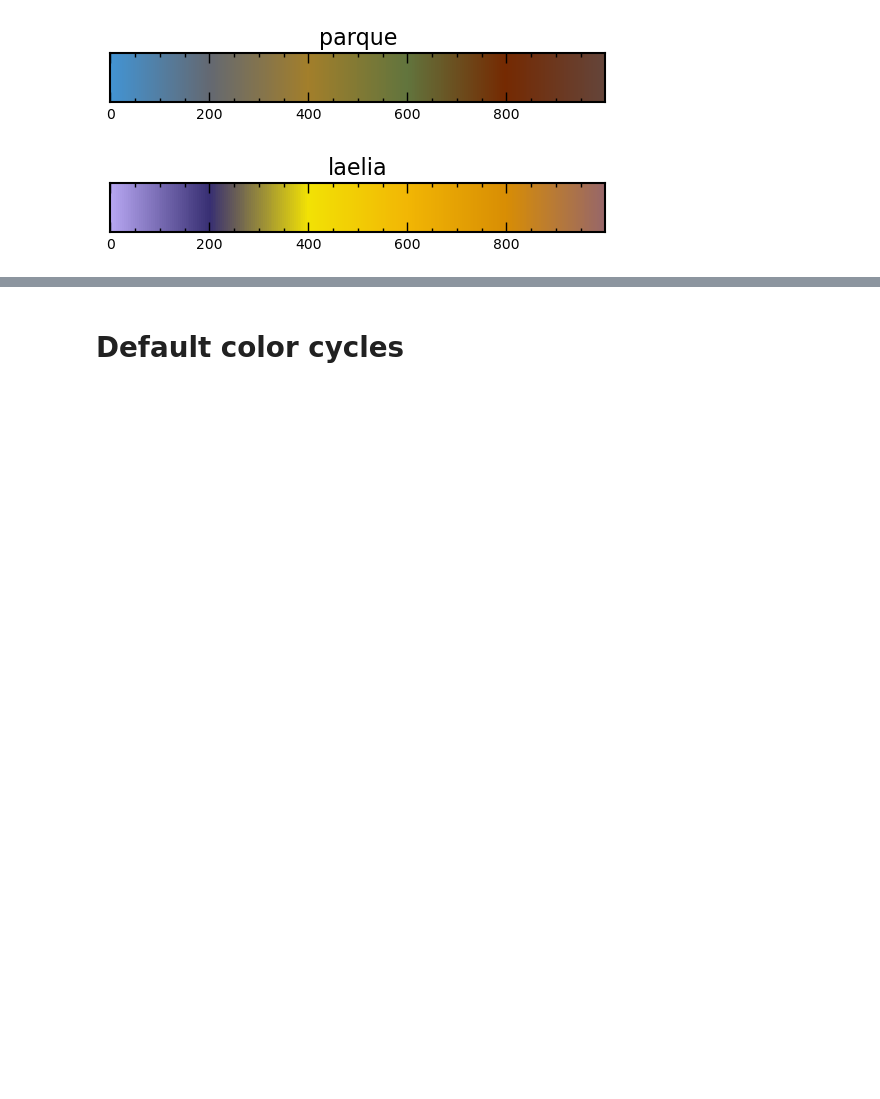
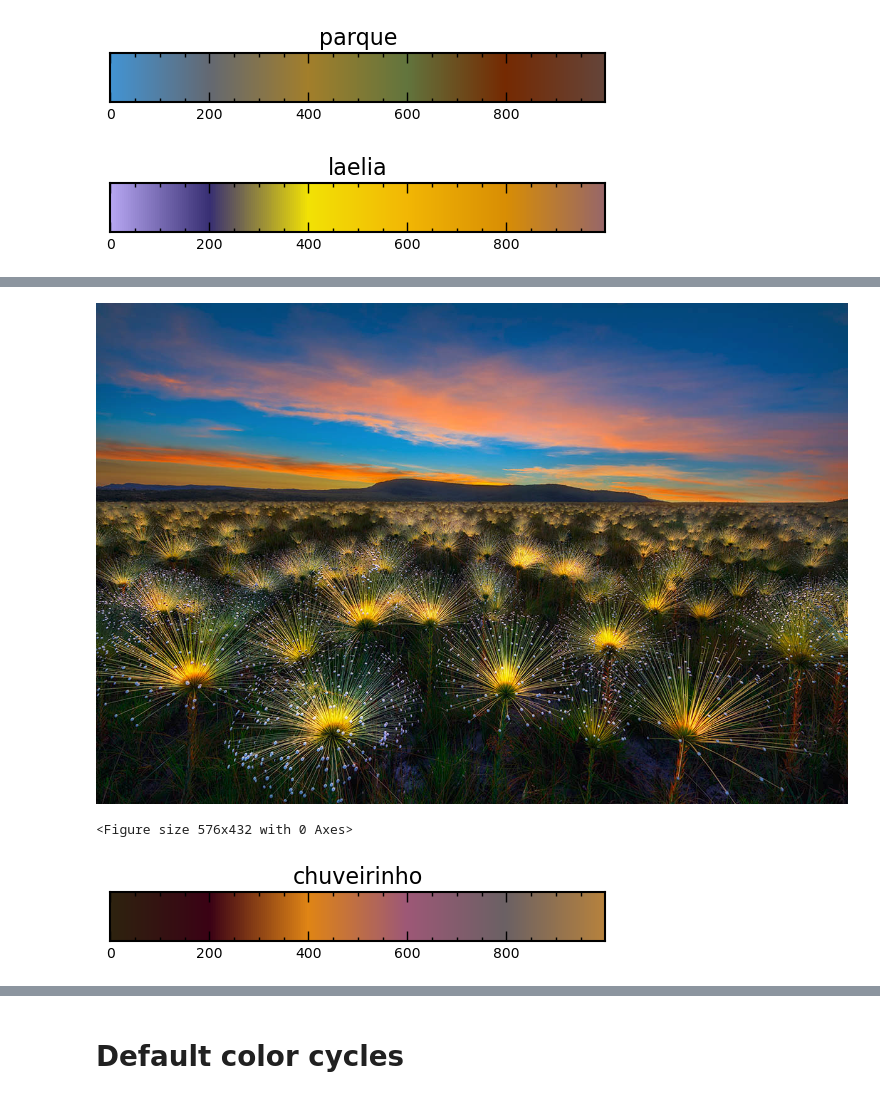
Before and after one commit to gantunesm/cerrado, a Jupyter notebook: notebooks/view_cerrado_colors.ipynb, the cells around one changed output, grey strips where cells are left out. Saved outputs shown, nothing was run; the diff lists cells and outputs as text; code cells hidden in the pictures; blank space fills up the shorter version.

```diff
--- a/notebooks/view_cerrado_colors.ipynb
+++ b/notebooks/view_cerrado_colors.ipynb
@@ -23,0 +55,9 @@ cerrado.view_all_colors()
+# %%
+plt.figure()
+cerrado.view_colormap('chuveirinho')
+
+Image(filename='/home/gabriela/Documents/Pesquisa/cerrado/docs/images/chuveirinho.png', width="500")
+# %% [output]
+[figure, added]
+<Figure size 576x432 with 0 Axes>
+[figure, added]
```
Also changed, not shown: parts of 2 cells of this notebook, 3 other files.
